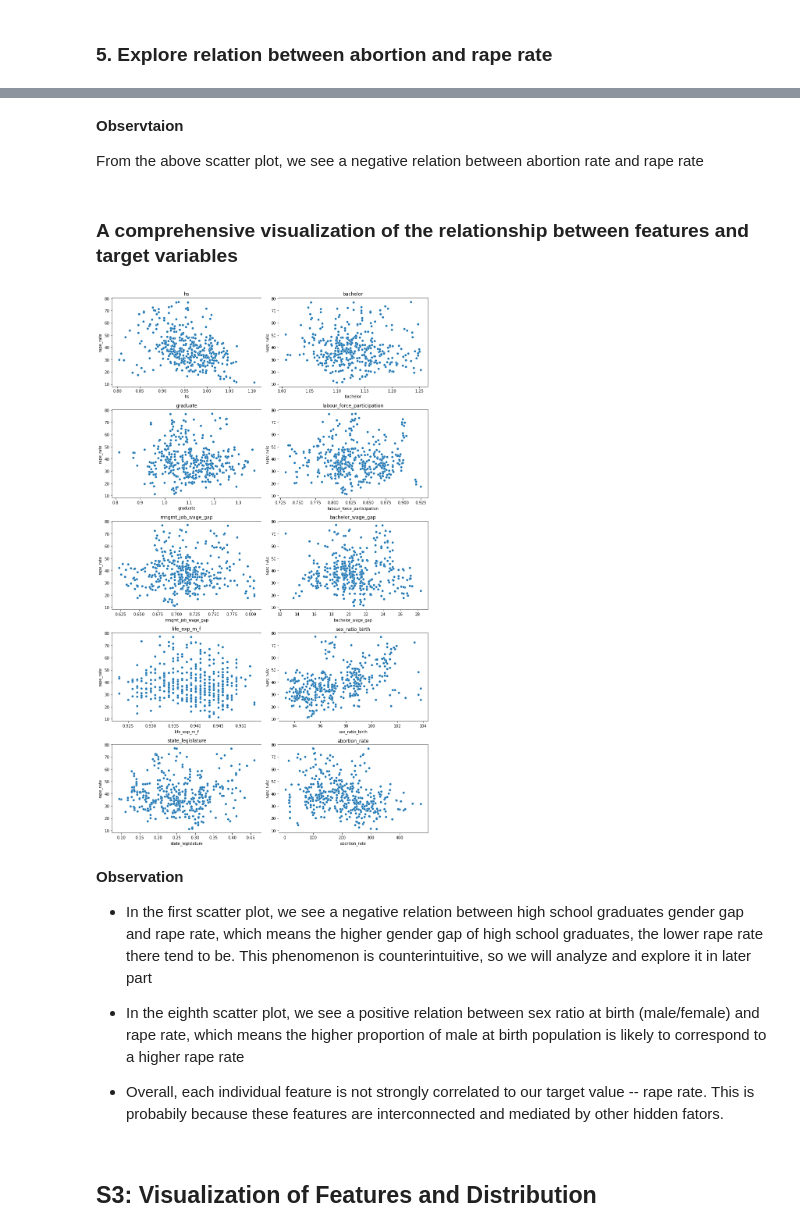
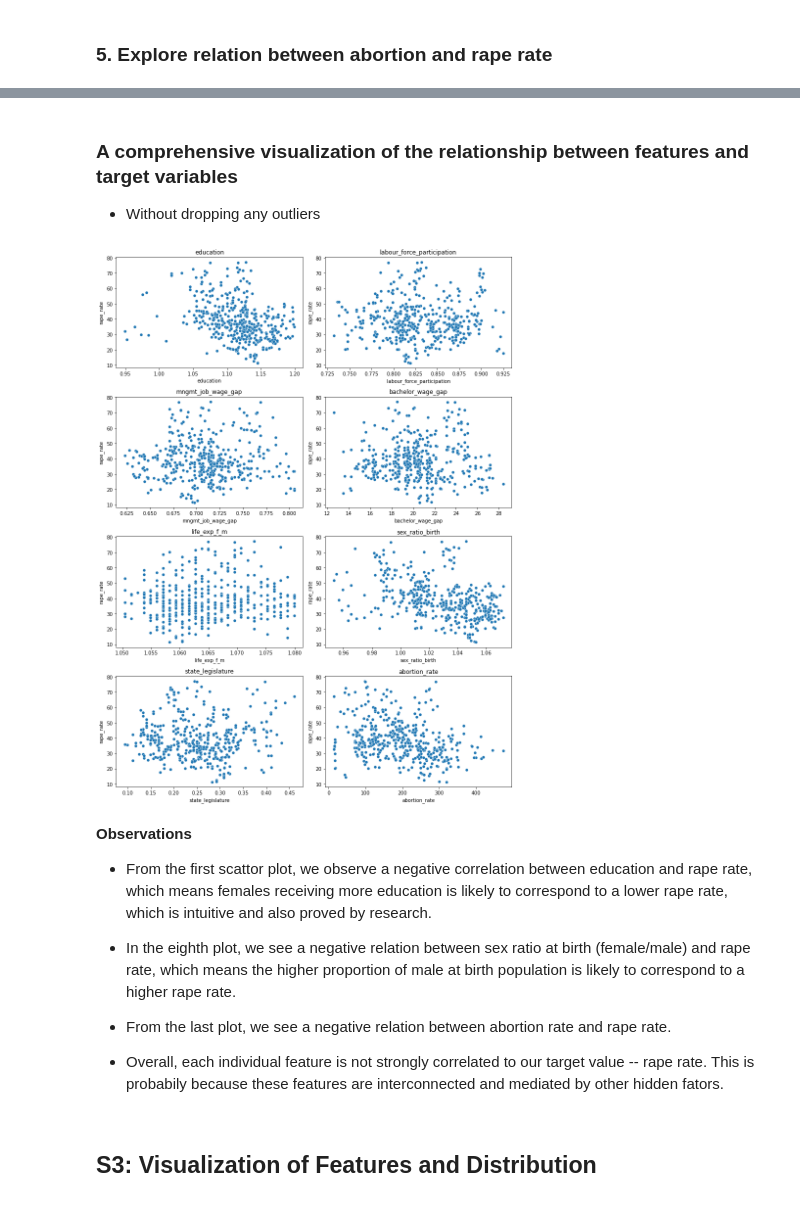
Before and after one commit to macs30122-winter23/final-project-233-not-found, a Jupyter notebook: EDA_April+GJX.ipynb, the cells around one changed output, grey strips where cells are left out. Drawn from its saved outputs; the diff is of its cells as text; code cells hidden in the pictures.

```diff
--- a/EDA_April+GJX.ipynb
+++ b/EDA_April+GJX.ipynb
@@ -172,6 +153,0 @@ Q1, Q3, lower_thresh, upper_thresh
-# %%
-# Drop bachelor school graduates gender gap outliers
-print("Data size before dropping:", data_df.shape)
-data_df.drop(data_df[data_df["bachelor"] > 1.256].index, inplace=True)
-data_df.drop(data_df[data_df["bachelor"] < 1.004].index, inplace=True)
-print("Data size after dropping:", data_df.shape)
@@ -191,5 +153,0 @@ Q1, Q3, lower_thresh, upper_thresh
-# %%
-print("Data size before dropping:", data_df.shape)
-data_df.drop(data_df[data_df["graduate"] > 1.390].index, inplace=True)
-data_df.drop(data_df[data_df["graduate"] < 0.813].index, inplace=True)
-print("Data size after dropping:", data_df.shape)
@@ -319,6 +229,6 @@ Q1, Q3, lower_thresh, upper_thresh
 # %%
 print("Data size before dropping:", data_df.shape)
-data_df.drop(data_df[data_df["life_exp_m_f"] > 0.957].index, inplace=True)
-data_df.drop(data_df[data_df["life_exp_m_f"] < 0.922].index, inplace=True)
+data_df.drop(data_df[data_df["life_exp_f_m"] > 1.08].index, inplace=True)
+data_df.drop(data_df[data_df["life_exp_f_m"] < 1.05].index, inplace=True)
 print("Data size after dropping:", data_df.shape)
 # %% [output]
@@ -337,6 +247,6 @@ Q1, Q3, lower_thresh, upper_thresh
 # %%
 print("Data size before dropping:", data_df.shape)
-data_df.drop(data_df[data_df["sex_ratio_birth"] > 104.05].index, inplace=True)
-data_df.drop(data_df[data_df["sex_ratio_birth"] < 90.05].index, inplace=True)
+data_df.drop(data_df[data_df["sex_ratio_birth"] > 1.10].index, inplace=True)
+data_df.drop(data_df[data_df["sex_ratio_birth"] < 0.95].index, inplace=True)
 print("Data size after dropping:", data_df.shape)
 # %% [output]
@@ -396,31 +281,32 @@ Text(0.5, 1.0, 'Scatter plot between abortion rate and rape rate')
-# %% [markdown]
-<b>Observtaion</b>
-
-From the above scatter plot, we see a negative relation between abortion rate and rape rate
 # %% [markdown]
 ### A comprehensive visualization of the relationship between features and target variables
+
+* Without dropping any outliers
 # %%
-data = data_df[["hs", "bachelor", "graduate", "labour_force_participation",
-                "mngmt_job_wage_gap", "bachelor_wage_gap", "life_exp_m_f",
+data = data_df[["education", "labour_force_participation",
+                "mngmt_job_wage_gap", "bachelor_wage_gap", "life_exp_f_m",
                 "sex_ratio_birth", "state_legislature", "abortion_rate", "rape_rate"]]
-fig, axs = plt.subplots(5, 2, figsize=(12, 20))
+fig, axs = plt.subplots(4, 2, figsize=(12, 16))
 
-for i in range(5):
+for i in range(4):
     for j in range(2):
         col = i*2 + j
         if col < len(data.columns) - 1:
             sns.scatterplot(data=data, x=data.columns[col], y="rape_rate", ax=axs[i][j])
             axs[i][j].set_title(data.columns[col])
 
 fig.tight_layout()
 plt.show()
 # %% [output]
-[figure, old version]
+[figure, new version]
 # %% [markdown]
-<b>Observation</b>
-* In the first scatter plot, we see a negative relation between high school graduates gender gap and rape rate, which means the higher gender gap of high school graduates, the lower rape rate there tend to be. This phenomenon is counterintuitive, so we will analyze and explore it in later part
+<b>Observations</b>
 
-* In the eighth scatter plot, we see a positive relation between sex ratio at birth (male/female) and rape rate, which means the higher proportion of male at birth population is likely to correspond to a higher rape rate
+* From the first scattor plot, we observe a negative correlation between education and rape rate, which means females receiving more education is likely to correspond to a lower rape rate, which is intuitive and also proved by research.
+
+* In the eighth plot, we see a negative relation between sex ratio at birth (female/male) and rape rate, which means the higher proportion of male at birth population is likely to correspond to a higher rape rate.
+
+* From the last plot, we see a negative relation between abortion rate and rape rate.
 
 * Overall, each individual feature is not strongly correlated to our target value -- rape rate. This is probabily because these features are interconnected and mediated by other hidden fators.
 # %% [markdown]
```
Also changed, not shown: parts of 81 cells of this notebook, 1 other file.
